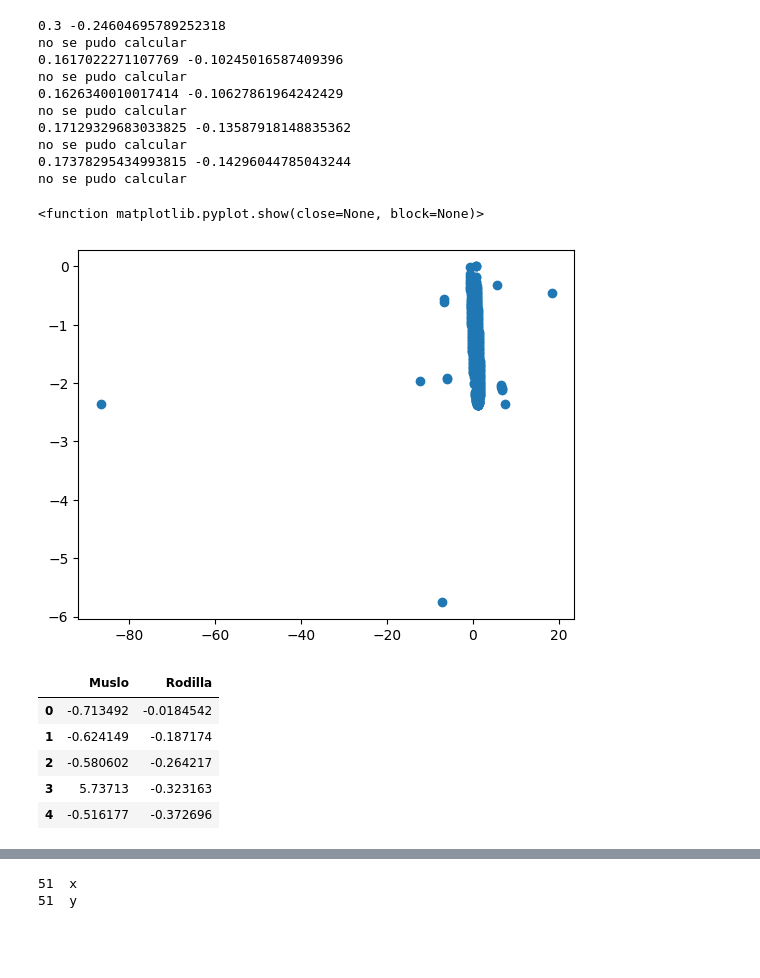
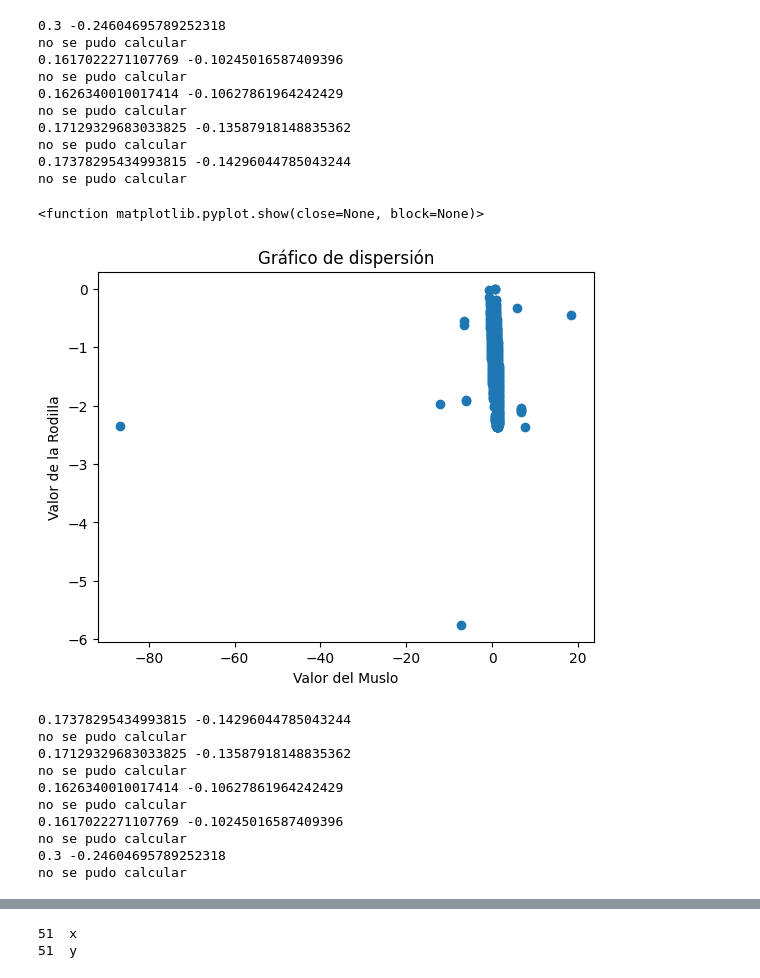
Before and after one commit to jorge-conejeros/Quadruped-Robot, a Jupyter notebook: Rotación.ipynb, the cells around one changed output, grey strips where cells are left out. Drawn from its saved outputs; the diff is of its cells as text; code cells hidden in the pictures; blank space fills up the shorter version.

```diff
--- a/Rotación.ipynb
+++ b/Rotación.ipynb
@@ -396,19 +408,51 @@ no se pudo calcular
 no se pudo calcular
 # %%
 plt.scatter(x=df['Muslo'], y=df['Rodilla'])
+plt.xlabel('Valor del Muslo')
+plt.ylabel('Valor de la Rodilla')
+plt.title('Gráfico de dispersión')
 plt.show
 # %% [output]
 <function matplotlib.pyplot.show(close=None, block=None)>
-[figure, old version]
+[figure, new version]
-# %%
-df.head()
-# %% [output]
-|  | Muslo | Rodilla |
-| 0 | -0.713492 | -0.0184542 |
-| 1 | -0.624149 | -0.187174 |
-| 2 | -0.580602 | -0.264217 |
-| 3 | 5.73713 | -0.323163 |
-| 4 | -0.516177 | -0.372696 |
+# %%
+df = pd.DataFrame(columns=['Muslo', 'Rodilla'])
+
+for i in range(len(mov_y)):
+    a=mov_y[i]
+    b=mov_x[i]
+    # definimos las ecuaciones a resolver
+    ec1, ec2 = T[3]-a, T[7]-b
+    (ec1, ec2)
+    # ahora resolvemos la ecuación utilizando nsolve()
+    try:
+        q = sp.nsolve((ec1, ec2),(q1,q2),(1,-1), prec=6)
+        df.loc[len(df)] = {'Muslo': q[0], 'Rodilla': q[1]}
+    except:
+        print(a,b)
+        print("no se pudo calcular")
+        q = [0, 0, 0]
+
+filtro_1 = df['Muslo'] <= -3.5 # Borrar
+filtro_2 = df['Muslo'] >= 3.5 # Borrar
+
+df2 = df.drop(df[filtro_1].index)
+df2 = df2.drop(df[filtro_2].index)
+
+
+
+df2 = df2.drop([0, len(df2)-1])
+# %% [output]
+0.17378295434993815 -0.14296044785043244
+no se pudo calcular
+0.17129329683033825 -0.13587918148835362
+no se pudo calcular
+0.1626340010017414 -0.10627861964242429
+no se pudo calcular
+0.1617022271107769 -0.10245016587409396
+no se pudo calcular
+0.3 -0.24604695789252318
+no se pudo calcular
 # %%
 filtro_1 = df['Muslo'] <= -3.5 # Borrar
 filtro_2 = df['Muslo'] >= 3.5 # Borrar
```
Also changed, not shown: parts of 9 cells of this notebook, 21 other files.
